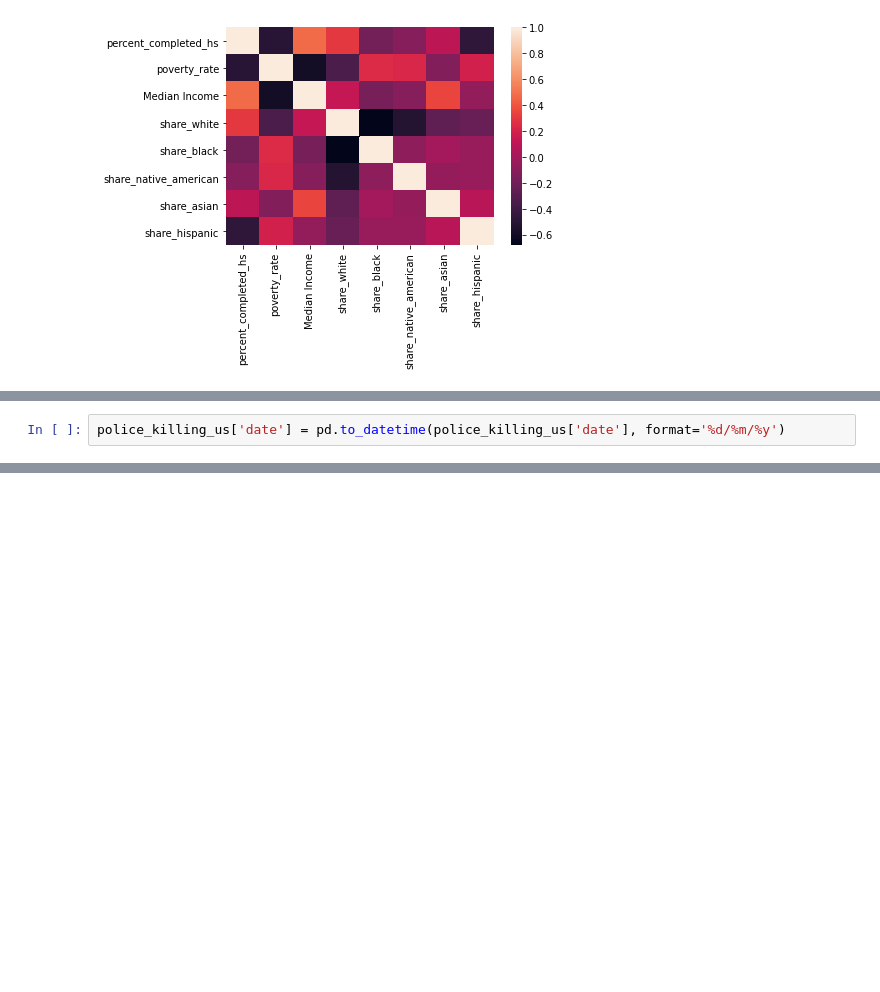
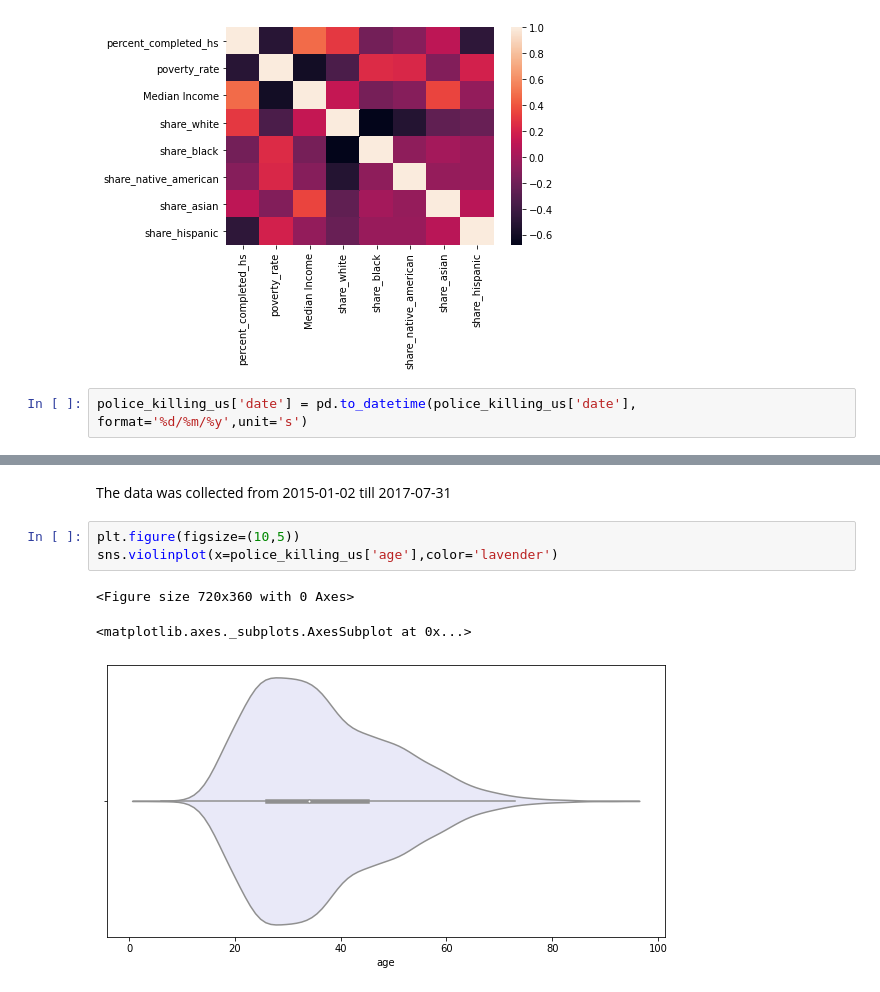
Before and after one commit to UToledo-DataScience/Fatal-Police-Shootings-in-the-US, a Jupyter notebook: EDA/EDA.ipynb, the cells around one changed output, grey strips where cells are left out. Cells and saved outputs as stored; diff of their text form; blank space fills up the shorter version.

```diff
--- a/EDA/EDA.ipynb
+++ b/EDA/EDA.ipynb
@@ -78,5 +78,7 @@ sns.heatmap(demographic.corr())
 # %% [output]
 <matplotlib.axes._subplots.AxesSubplot at 0x...>
 [figure]
+# %%
+police_killing_us['date'] = pd.to_datetime(police_killing_us['date'], format='%d/%m/%y',unit='s')
 # %%
 police_killing_us.info()
@@ -108,2 +102,0 @@ Name: date, dtype: datetime64[ns]
-# %%
-police_killing_us['date'] = pd.to_datetime(police_killing_us['date'], format='%d/%m/%y')
@@ -109,0 +118,9 @@ police_killing_us['date'] = pd.to_datetime(police_killing_us['date'], format='%d
+# %% [markdown]
+The data was collected from 2015-01-02 till 2017-07-31
+# %%
+plt.figure(figsize=(10,5))
+sns.violinplot(x=police_killing_us['age'],color='lavender')
+# %% [output]
+<Figure size 720x360 with 0 Axes>
+<matplotlib.axes._subplots.AxesSubplot at 0x...>
+[figure, added]
```
Also changed, not shown: parts of 7 cells of this notebook.
